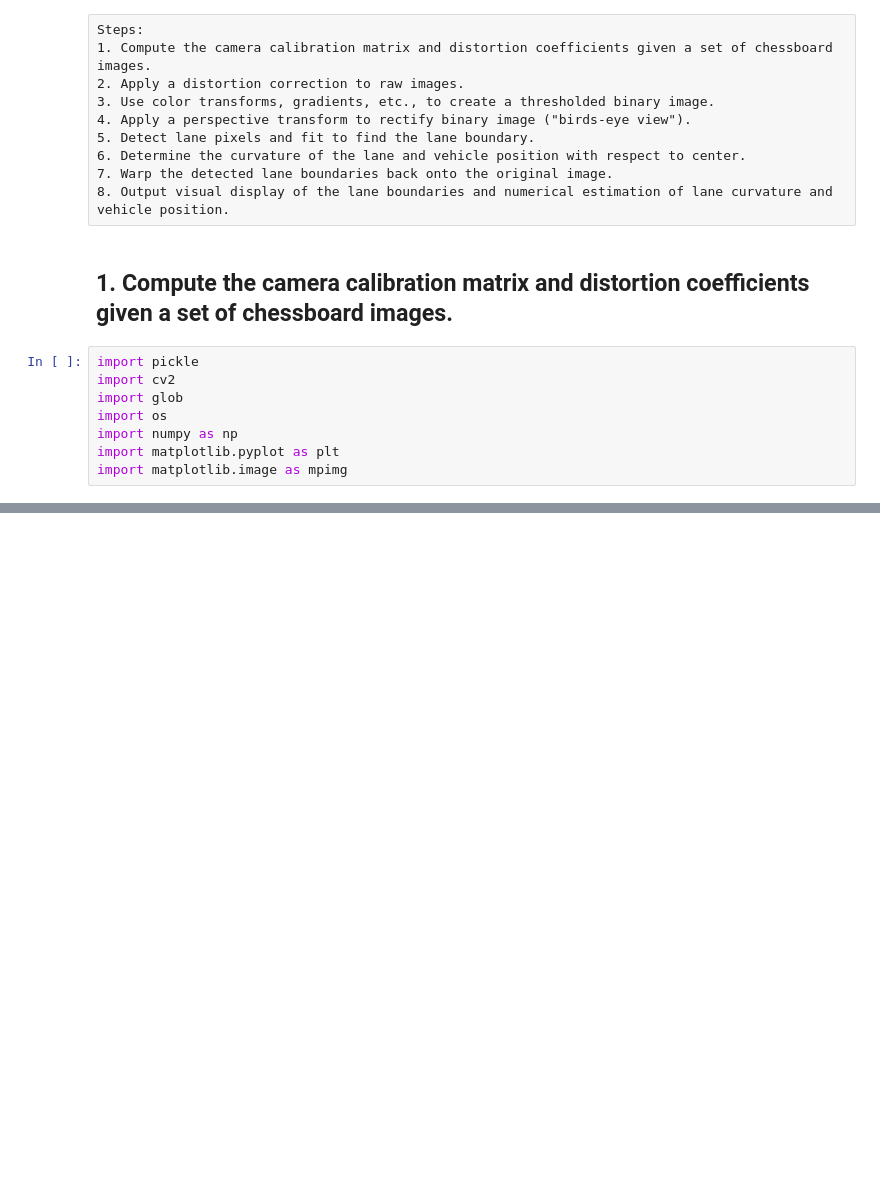
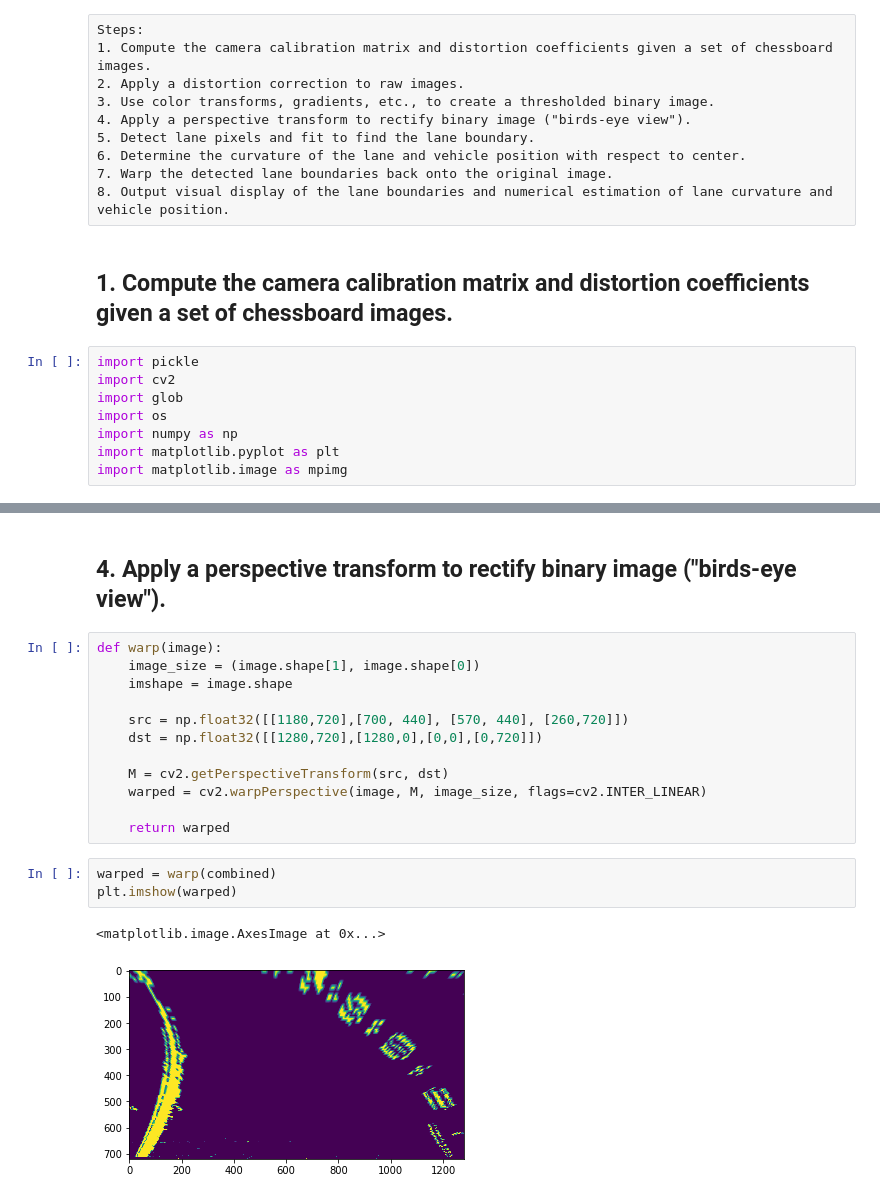
Before and after one commit to Caolvxiong/CarND-Advanced-Lane-Lines, a Jupyter notebook: project_2.ipynb, the cells around one changed output, grey strips where cells are left out. Cells and saved outputs as stored; diff of their text form; blank space fills up the shorter version.

Commit message:
Completed perspective transform

```diff
--- a/project_2.ipynb
+++ b/project_2.ipynb
@@ -134,0 +182,20 @@ plt.subplots_adjust(left=0., right=1, top=0.9, bottom=0.)
+# %% [markdown]
+## 4. Apply a perspective transform to rectify binary image ("birds-eye view").
+# %%
+def warp(image):
+    image_size = (image.shape[1], image.shape[0])
+    imshape = image.shape
+
+    src = np.float32([[1180,720],[700, 440], [570, 440], [260,720]])
+    dst = np.float32([[1280,720],[1280,0],[0,0],[0,720]])
+
+    M = cv2.getPerspectiveTransform(src, dst)
+    warped = cv2.warpPerspective(image, M, image_size, flags=cv2.INTER_LINEAR)
+
+    return warped
+# %%
+warped = warp(combined)
+plt.imshow(warped)
+# %% [output]
+<matplotlib.image.AxesImage at 0x...>
+[figure, added]
```
Also changed, not shown: parts of 8 cells of this notebook.
